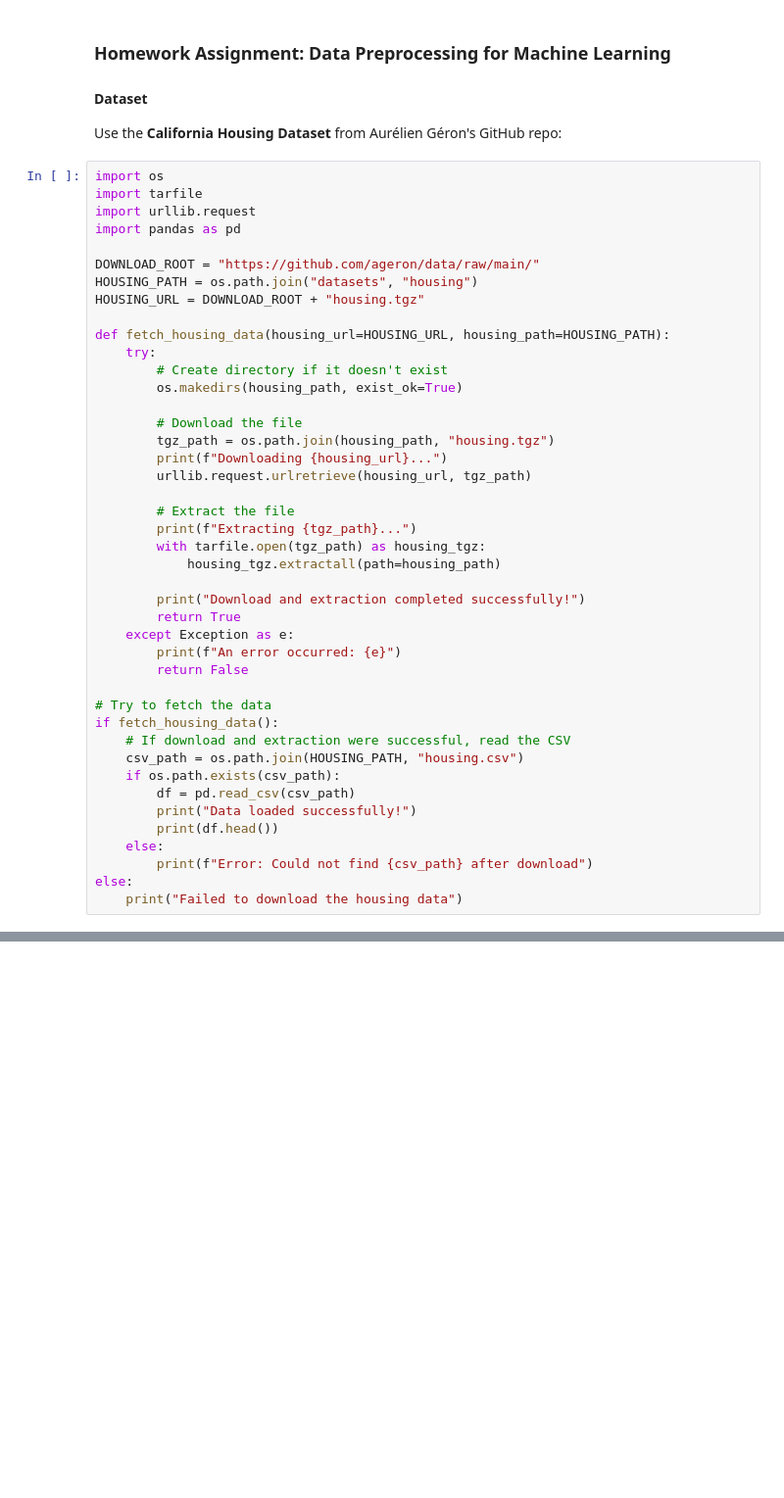
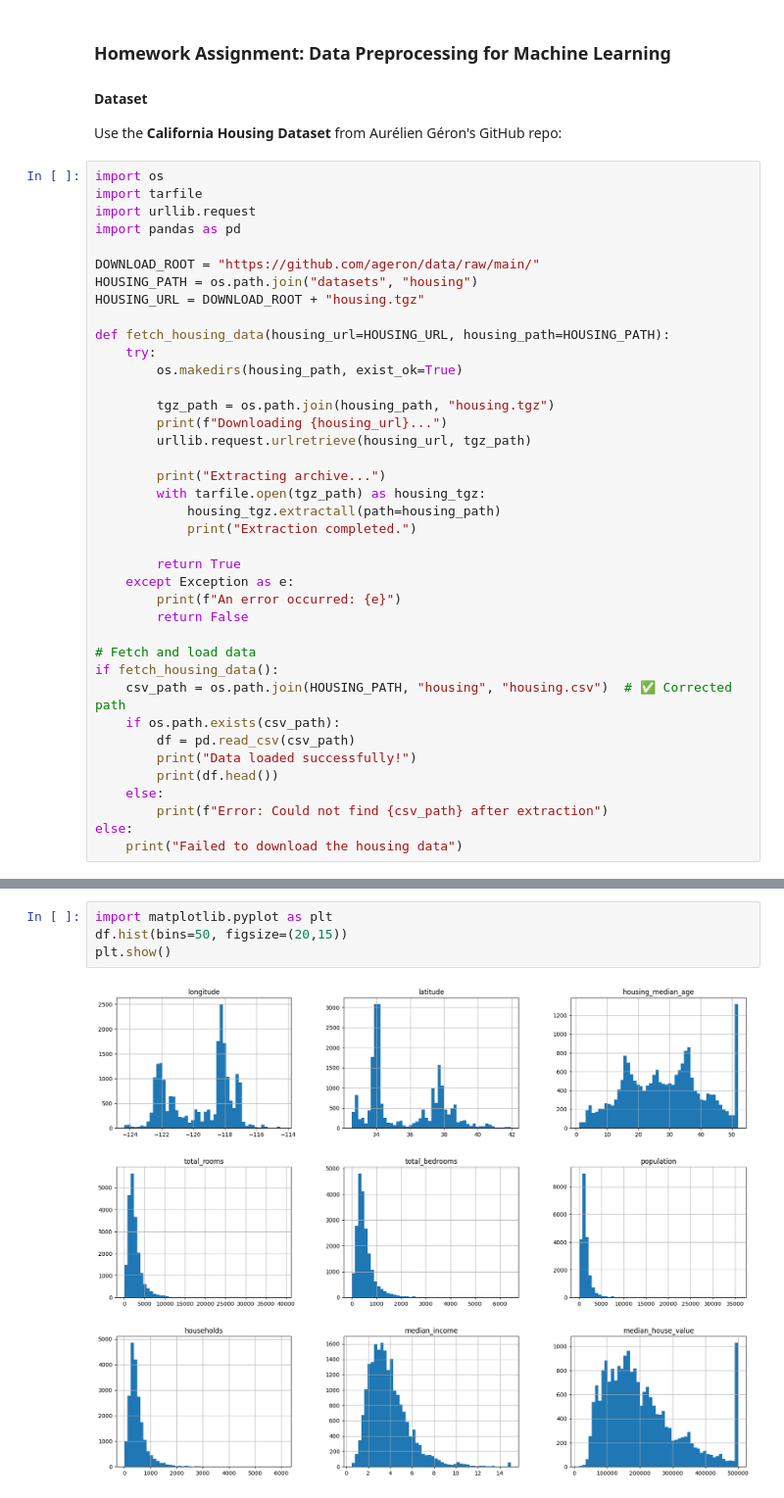
Before and after one commit to MarsX-2002/ai-roadmap, a Jupyter notebook: content/ml/preprocessing/homework.ipynb, the cells around one changed output, grey strips where cells are left out. Shown at 98% size. Drawn from its saved outputs; the diff is of its cells as text; blank space fills up the shorter version.

```diff
--- a/content/ml/preprocessing/homework.ipynb
+++ b/content/ml/preprocessing/homework.ipynb
@@ -16,35 +16,31 @@ HOUSING_URL = DOWNLOAD_ROOT + "housing.tgz"
 
 def fetch_housing_data(housing_url=HOUSING_URL, housing_path=HOUSING_PATH):
     try:
-        # Create directory if it doesn't exist
         os.makedirs(housing_path, exist_ok=True)
 
-        # Download the file
         tgz_path = os.path.join(housing_path, "housing.tgz")
         print(f"Downloading {housing_url}...")
         urllib.request.urlretrieve(housing_url, tgz_path)
 
-        # Extract the file
-        print(f"Extracting {tgz_path}...")
+        print("Extracting archive...")
         with tarfile.open(tgz_path) as housing_tgz:
             housing_tgz.extractall(path=housing_path)
+            print("Extraction completed.")
 
-        print("Download and extraction completed successfully!")
         return True
     except Exception as e:
         print(f"An error occurred: {e}")
         return False
 
-# Try to fetch the data
+# Fetch and load data
 if fetch_housing_data():
-    # If download and extraction were successful, read the CSV
-    csv_path = os.path.join(HOUSING_PATH, "housing.csv")
+    csv_path = os.path.join(HOUSING_PATH, "housing", "housing.csv")  # ✅ Corrected path
     if os.path.exists(csv_path):
         df = pd.read_csv(csv_path)
         print("Data loaded successfully!")
         print(df.head())
     else:
-        print(f"Error: Could not find {csv_path} after download")
+        print(f"Error: Could not find {csv_path} after extraction")
 else:
     print("Failed to download the housing data")
 # %% [output]
@@ -55 +171,7 @@ Error: Could not find datasets/housing/housing.csv after download
+# %%
+import matplotlib.pyplot as plt
+df.hist(bins=50, figsize=(20,15))
+plt.show()
+# %% [output]
+[figure, added]
 # %% [markdown]
```
Also changed, not shown: parts of 9 cells of this notebook, 1 other file.
